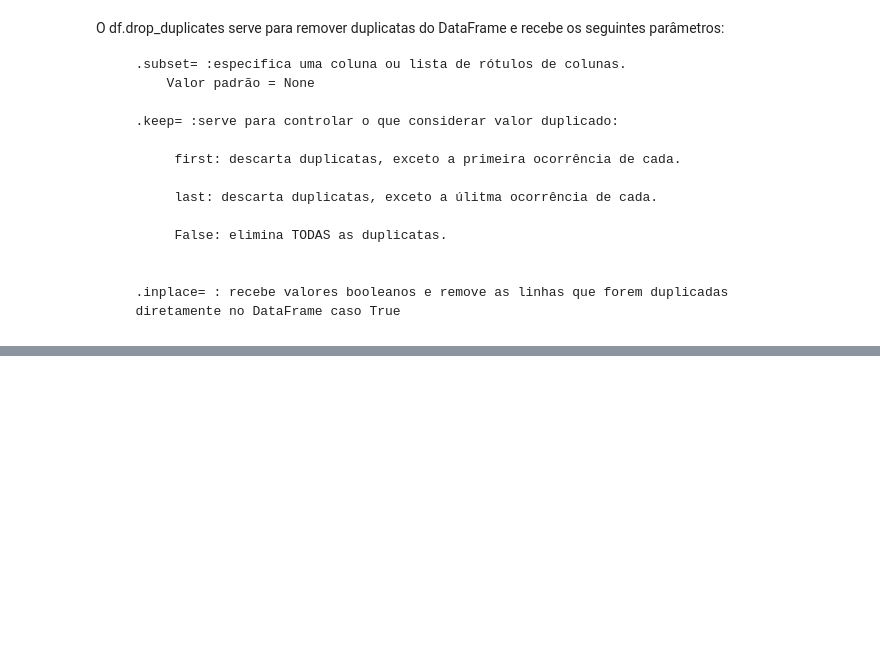
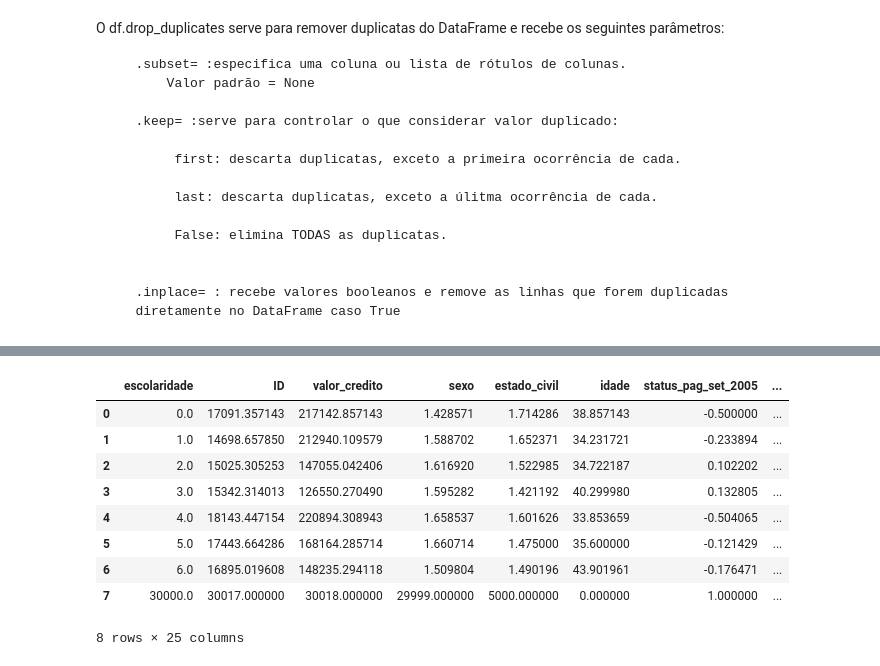
Before and after one commit to thiagot3/Aprendizado-Pandas, a Jupyter notebook: Aulas da Biblioteca Pandas.ipynb, the cells around one changed output, grey strips where cells are left out. Cells and saved outputs as stored; diff of their text form; code cells hidden in the pictures; blank space fills up the shorter version.

```diff
--- a/Aulas da Biblioteca Pandas.ipynb
+++ b/Aulas da Biblioteca Pandas.ipynb
@@ -285,4 +681,15 @@ credit
 # %%
 #Agrupando dados com .groupby()
-credit_grouped = credit.groupby(["escolaridade"]).mean().reset_index
-display(credit_grouped)
+credit_grouped = credit.groupby(["escolaridade"]).mean().reset_index()
+credit_grouped
+# %% [output]
+|  | escolaridade | ID | valor_credito | sexo | estado_civil | idade | status_pag_set_2005 | ... |
+| 0 | 0.0 | 17091.357143 | 217142.857143 | 1.428571 | 1.714286 | 38.857143 | -0.500000 | ... |
+| 1 | 1.0 | 14698.657850 | 212940.109579 | 1.588702 | 1.652371 | 34.231721 | -0.233894 | ... |
+| 2 | 2.0 | 15025.305253 | 147055.042406 | 1.616920 | 1.522985 | 34.722187 | 0.102202 | ... |
+| 3 | 3.0 | 15342.314013 | 126550.270490 | 1.595282 | 1.421192 | 40.299980 | 0.132805 | ... |
+| 4 | 4.0 | 18143.447154 | 220894.308943 | 1.658537 | 1.601626 | 33.853659 | -0.504065 | ... |
+| 5 | 5.0 | 17443.664286 | 168164.285714 | 1.660714 | 1.475000 | 35.600000 | -0.121429 | ... |
+| 6 | 6.0 | 16895.019608 | 148235.294118 | 1.509804 | 1.490196 | 43.901961 | -0.176471 | ... |
+| 7 | 30000.0 | 30017.000000 | 30018.000000 | 29999.000000 | 5000.000000 | 0.000000 | 1.000000 | ... |
+8 rows × 25 columns
```
Also changed, not shown: parts of 43 cells of this notebook, 1 other file.
